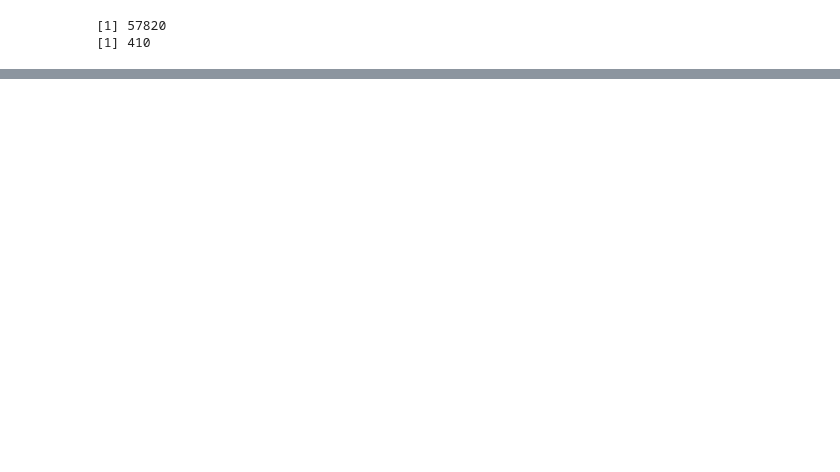
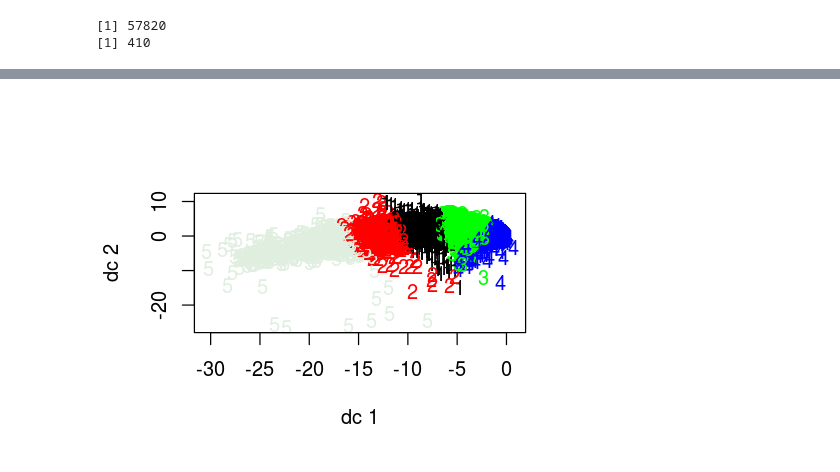
Before and after one commit to CArellG/humbio51, a Jupyter notebook: class_8_rnaseq_qc/RNAseq data qc.ipynb, the cells around one changed output, grey strips where cells are left out. Cells and saved outputs as stored; diff of their text form; code cells hidden in the pictures; blank space fills up the shorter version.

```diff
--- a/class_8_rnaseq_qc/RNAseq data qc.ipynb
+++ b/class_8_rnaseq_qc/RNAseq data qc.ipynb
@@ -200,0 +158,5 @@ write.table(tpm_corrected,"asinh_tpm_minus_sva.tsv",row.names=TRUE,col.names=TRU
+# %%
+#gene_clusters5 <- kmeans(data_subset, 5, nstart = 20)
+plotcluster(data_subset,gene_clusters5$cluster)
+# %% [output]
+[figure, added]
```
Also changed, not shown: parts of 20 cells of this notebook, 1 other file.
